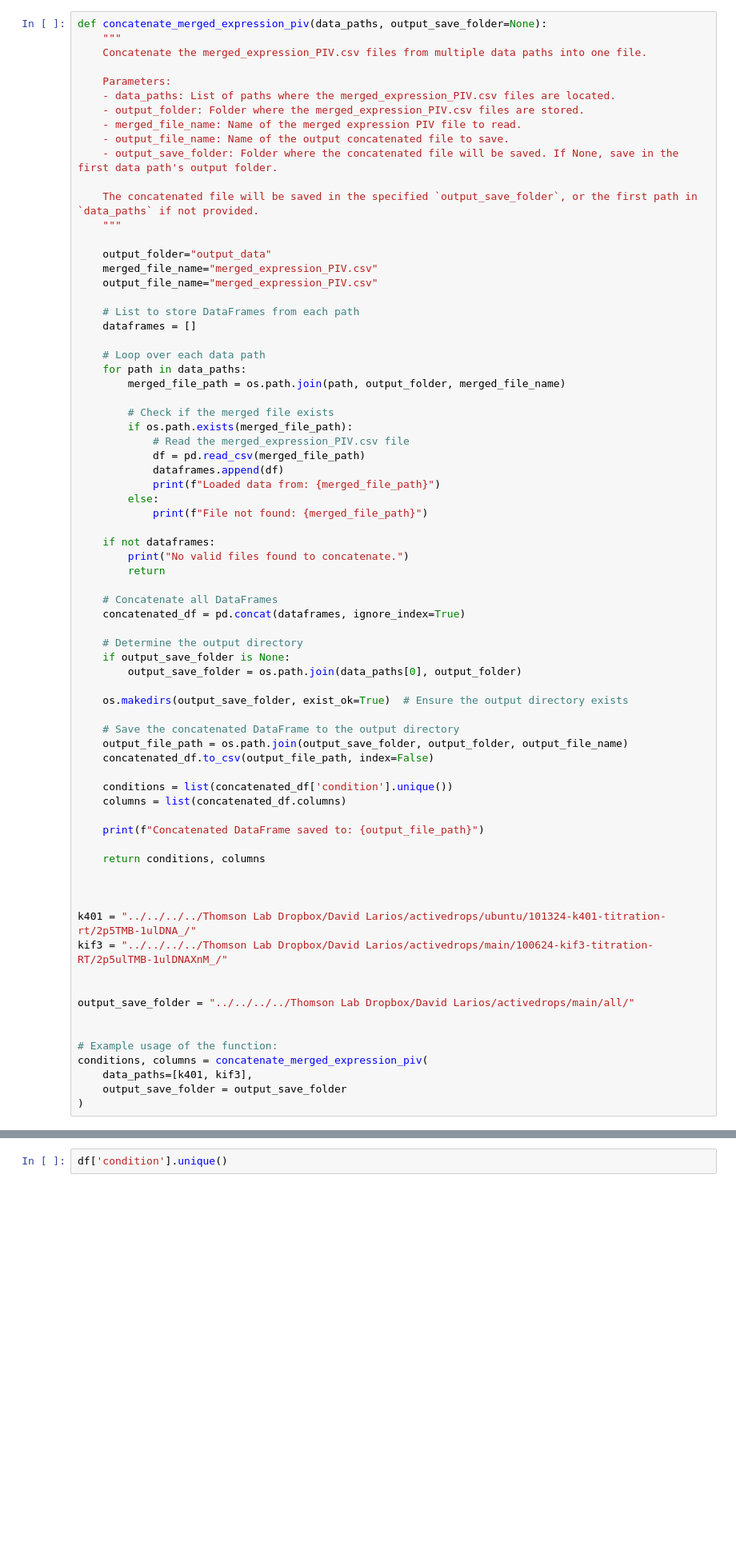
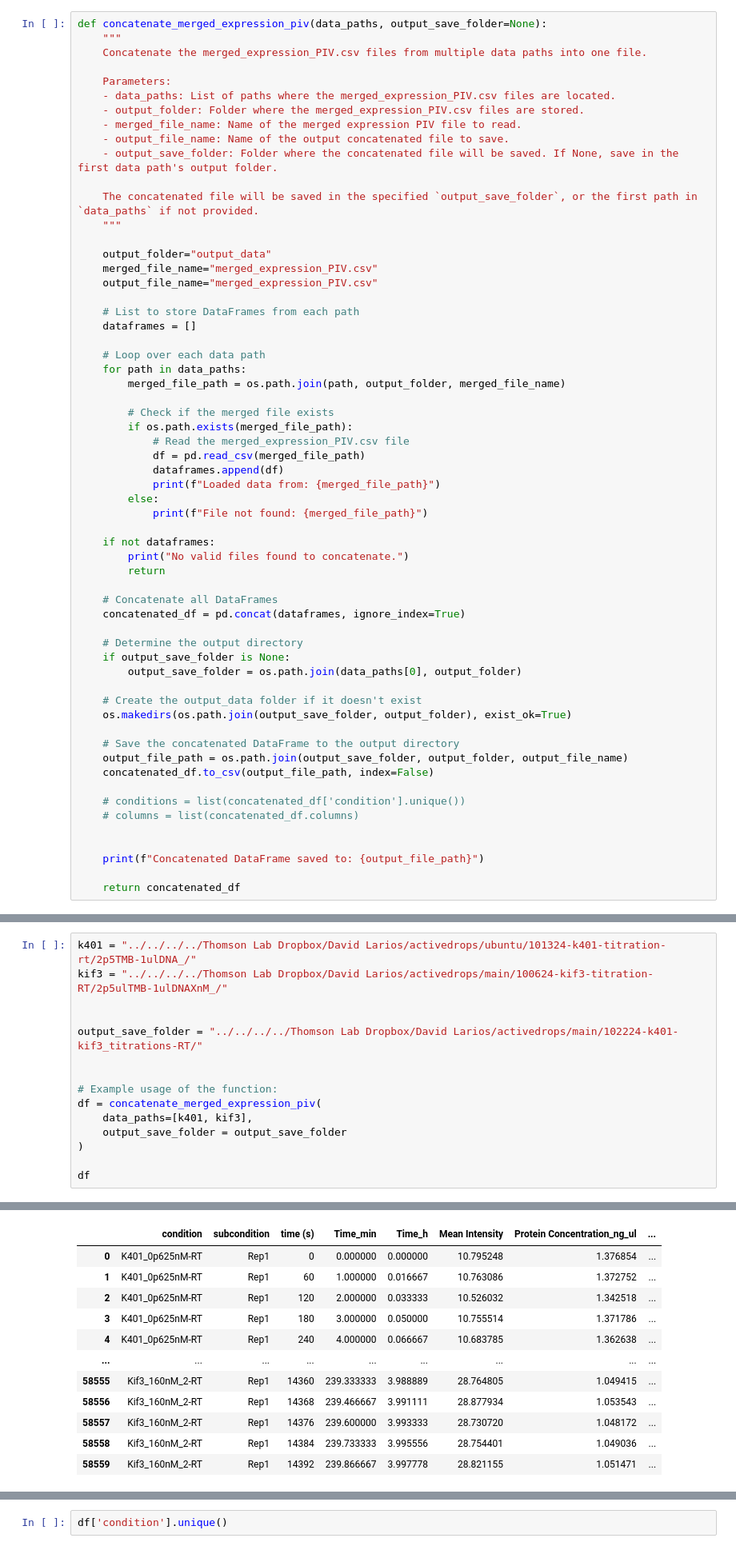
Before and after one commit to dalarios/activedrops, a Jupyter notebook: code/exploratory/102224-k401-kif3_titrations-RT.ipynb, the cells around one changed output, grey strips where cells are left out. Shown at 80% size. Saved outputs shown, nothing was run; the diff lists cells and outputs as text; blank space fills up the shorter version.

```diff
--- a/code/exploratory/102224-k401-kif3_titrations-RT.ipynb
+++ b/code/exploratory/102224-k401-kif3_titrations-RT.ipynb
@@ -55,30 +55,17 @@ def concatenate_merged_expression_piv(data_paths, output_save_folder=None):
     if output_save_folder is None:
         output_save_folder = os.path.join(data_paths[0], output_folder)
 
-    os.makedirs(output_save_folder, exist_ok=True)  # Ensure the output directory exists
+    # Create the output_data folder if it doesn't exist
+    os.makedirs(os.path.join(output_save_folder, output_folder), exist_ok=True)
 
     # Save the concatenated DataFrame to the output directory
     output_file_path = os.path.join(output_save_folder, output_folder, output_file_name)
     concatenated_df.to_csv(output_file_path, index=False)
 
-    conditions = list(concatenated_df['condition'].unique())
-    columns = list(concatenated_df.columns)
+    # conditions = list(concatenated_df['condition'].unique())
+    # columns = list(concatenated_df.columns)
+
 
     print(f"Concatenated DataFrame saved to: {output_file_path}")
 
-    return conditions, columns
-
-
-
-k401 = "../../../../Thomson Lab Dropbox/David Larios/activedrops/ubuntu/101324-k401-titration-rt/2p5TMB-1ulDNA_/"
-kif3 = "../../../../Thomson Lab Dropbox/David Larios/activedrops/main/100624-kif3-titration-RT/2p5ulTMB-1ulDNAXnM_/"
-
-
-output_save_folder = "../../../../Thomson Lab Dropbox/David Larios/activedrops/main/all/"
-
-
-# Example usage of the function:
-conditions, columns = concatenate_merged_expression_piv(
-    data_paths=[k401, kif3],
-    output_save_folder = output_save_folder
-)
+    return concatenated_df
@@ -108,0 +224,16 @@ conditions[::-1]
+# %%
+k401 = "../../../../Thomson Lab Dropbox/David Larios/activedrops/ubuntu/101324-k401-titration-rt/2p5TMB-1ulDNA_/"
+kif3 = "../../../../Thomson Lab Dropbox/David Larios/activedrops/main/100624-kif3-titration-RT/2p5ulTMB-1ulDNAXnM_/"
+
+
+output_save_folder = "../../../../Thomson Lab Dropbox/David Larios/activedrops/main/102224-k401-kif3_titrations-RT/"
+
+
+# Example usage of the function:
+df = concatenate_merged_expression_piv(
+    data_paths=[k401, kif3],
+    output_save_folder = output_save_folder
+)
+
+df
+# %% [output]
@@ -108,0 +243,12 @@ conditions[::-1]
+|  | condition | subcondition | time (s) | Time_min | Time_h | Mean Intensity | Protein Concentration_ng_ul | ... |
+| 0 | K401_0p625nM-RT | Rep1 | 0 | 0.000000 | 0.000000 | 10.795248 | 1.376854 | ... |
+| 1 | K401_0p625nM-RT | Rep1 | 60 | 1.000000 | 0.016667 | 10.763086 | 1.372752 | ... |
+| 2 | K401_0p625nM-RT | Rep1 | 120 | 2.000000 | 0.033333 | 10.526032 | 1.342518 | ... |
+| 3 | K401_0p625nM-RT | Rep1 | 180 | 3.000000 | 0.050000 | 10.755514 | 1.371786 | ... |
+| 4 | K401_0p625nM-RT | Rep1 | 240 | 4.000000 | 0.066667 | 10.683785 | 1.362638 | ... |
+| ... | ... | ... | ... | ... | ... | ... | ... | ... |
+| 58555 | Kif3_160nM_2-RT | Rep1 | 14360 | 239.333333 | 3.988889 | 28.764805 | 1.049415 | ... |
+| 58556 | Kif3_160nM_2-RT | Rep1 | 14368 | 239.466667 | 3.991111 | 28.877934 | 1.053543 | ... |
+| 58557 | Kif3_160nM_2-RT | Rep1 | 14376 | 239.600000 | 3.993333 | 28.730720 | 1.048172 | ... |
+| 58558 | Kif3_160nM_2-RT | Rep1 | 14384 | 239.733333 | 3.995556 | 28.754401 | 1.049036 | ... |
+| 58559 | Kif3_160nM_2-RT | Rep1 | 14392 | 239.866667 | 3.997778 | 28.821155 | 1.051471 | ... |
```
Also changed, not shown: parts of 12 cells of this notebook, 11 other files.
